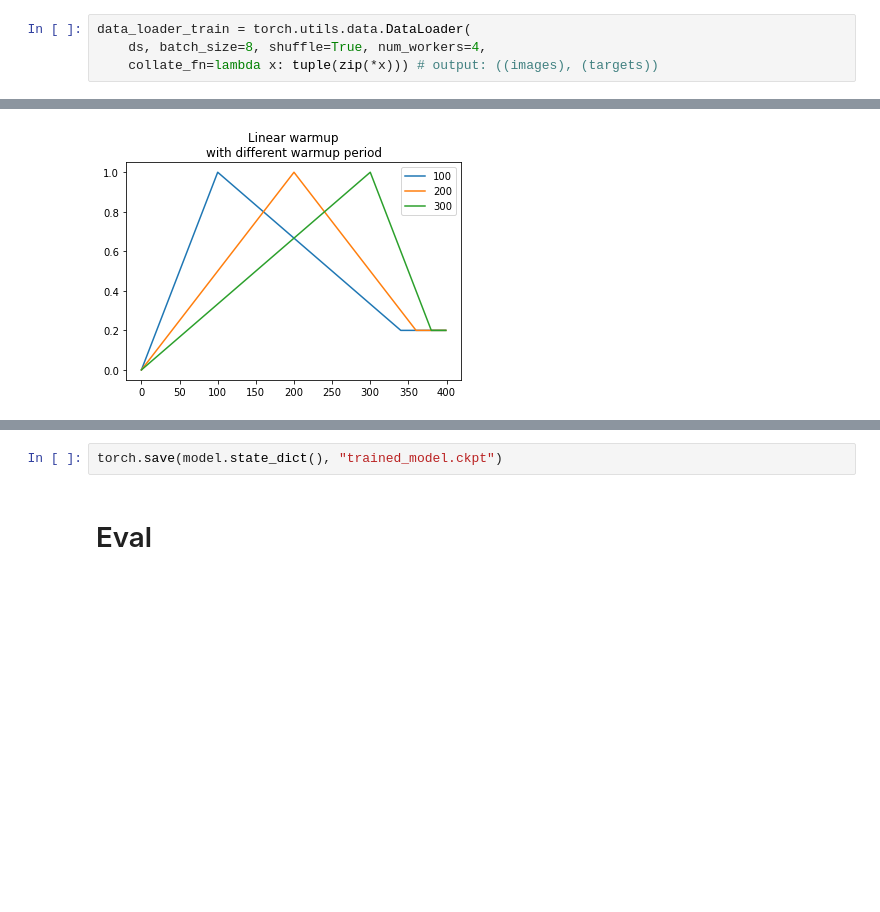
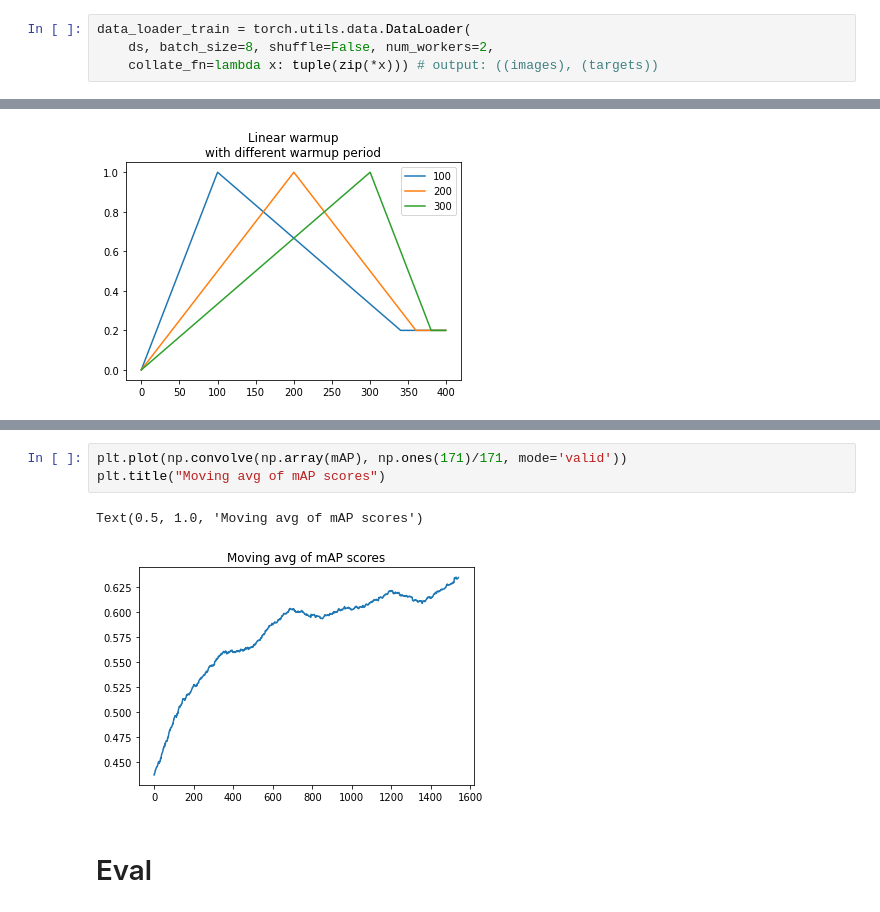
Before and after one commit to erik-koynov/facemaskdetection, a Jupyter notebook: Train.ipynb, the cells around one changed output, grey strips where cells are left out. Drawn from its saved outputs; the diff is of its cells as text; blank space fills up the shorter version.

```diff
--- a/Train.ipynb
+++ b/Train.ipynb
@@ -148,6 +170,6 @@ data/images/maksssksksss135.png
 # %%
 data_loader_train = torch.utils.data.DataLoader(
-    ds, batch_size=8, shuffle=True, num_workers=4,
+    ds, batch_size=8, shuffle=False, num_workers=2,
     collate_fn=lambda x: tuple(zip(*x))) # output: ((images), (targets))
 # %%
 data_loader_test = torch.utils.data.DataLoader(
@@ -281,5 +319,9 @@ KeyboardInterrupt:
-# %%
-torch.save(model.state_dict(), "trained_model.ckpt")
+# %%
+plt.plot(np.convolve(np.array(mAP), np.ones(171)/171, mode='valid'))
+plt.title("Moving avg of mAP scores")
+# %% [output]
+Text(0.5, 1.0, 'Moving avg of mAP scores')
+[figure, added]
 # %% [markdown]
 # Eval
 # %%
```
Also changed, not shown: parts of 17 cells of this notebook.
